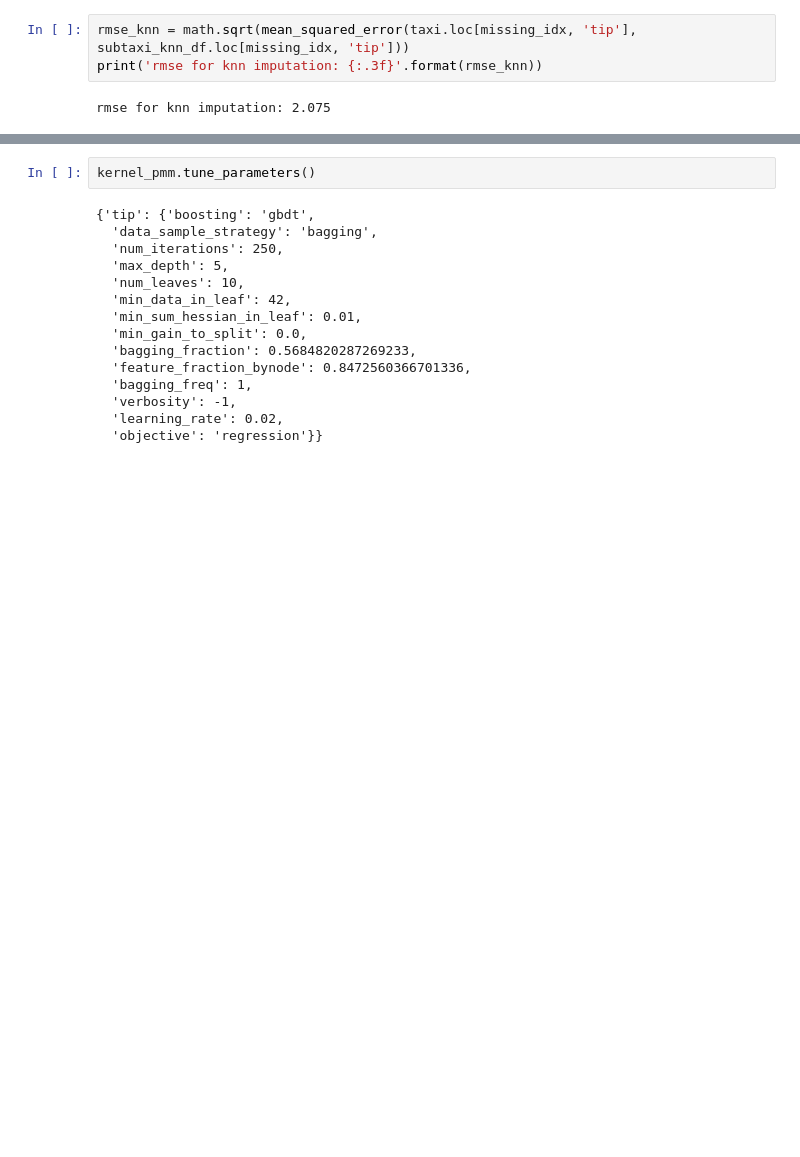
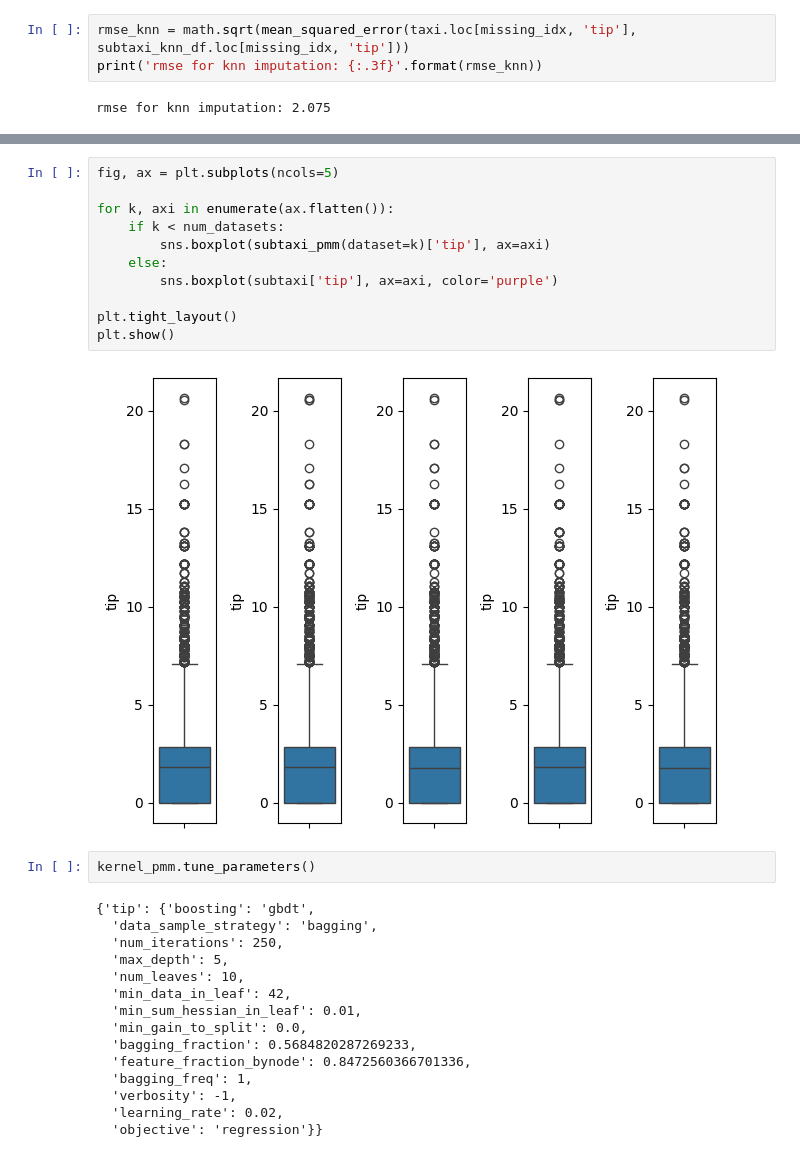
Before and after one commit to brookshu/data_eng300SP_hu, a Jupyter notebook: in_class/dataset_hu_shim_03-missing-data-class.ipynb, the cells around one changed output, grey strips where cells are left out. Drawn from its saved outputs; the diff is of its cells as text; blank space fills up the shorter version.

```diff
--- a/dataset_hu_shim_03-missing-data-class.ipynb
+++ b/in_class/dataset_hu_shim_03-missing-data-class.ipynb
@@ -507,3 +529,16 @@ sns.histplot(subtaxi_missing['tip'], binwidth=1, label='unimputed')
+# %%
+fig, ax = plt.subplots(ncols=5)
+
+for k, axi in enumerate(ax.flatten()):
+    if k < num_datasets:
+        sns.boxplot(subtaxi_pmm(dataset=k)['tip'], ax=axi)
+    else:
+        sns.boxplot(subtaxi['tip'], ax=axi, color='purple')
+
+plt.tight_layout()
+plt.show()
+# %% [output]
+[figure, added]
 # %%
 kernel_pmm.tune_parameters()
 # %% [output]
```
Also changed, not shown: parts of 12 cells of this notebook, 10 other files.
